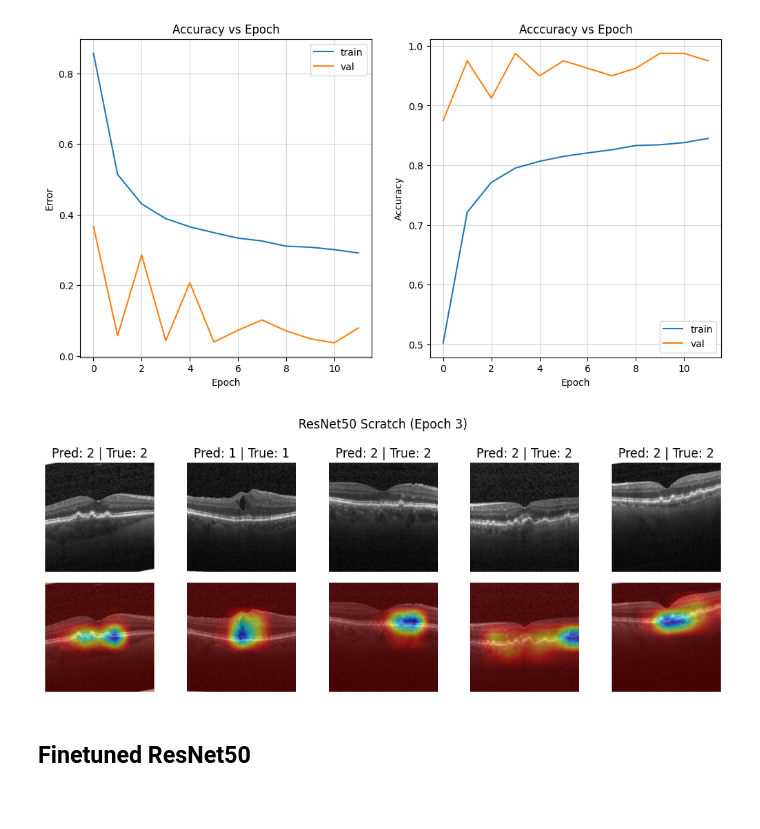
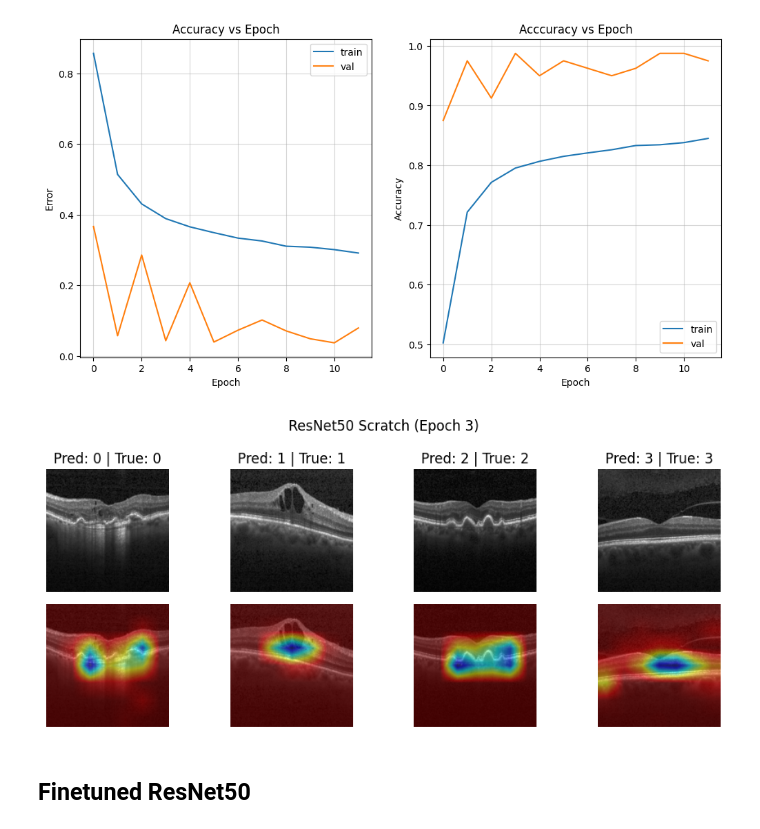
Before and after one commit to A5H-git/oct-gradcam-vision, a Jupyter notebook: docs/vision.ipynb, the cells around one changed output. Drawn from its saved outputs; the diff is of its cells as text; code cells hidden in the pictures; blank space fills up the shorter version.

Commit message:
Reworked comparison images for better comparisons

```diff
--- a/docs/vision.ipynb
+++ b/docs/vision.ipynb
@@ -75,8 +75,24 @@ from preprocessing import *
 # Data Loading
 Created the dataloaders and patchify functions required for ViT.
 # %%
-dataloaders = get_data_loaders()
-test_dl = copy.deepcopy(dataloaders["test"]) # deep copy to not confound the actual loaders for later
+# dataloaders = get_data_loaders()
+transform = transforms.Compose(
+    [
+        transforms.Grayscale(num_output_channels=3),
+        transforms.Resize(256),
+        transforms.CenterCrop(224),
+        transforms.ToTensor(),
+        transforms.Normalize(RESNET_NORM_MEAN, RESNET_NORM_STD),
+    ]
+)
+
+compare_dataset = datasets.ImageFolder(os.path.join("data", "compare"), transform=transform)
+
+dataloader = torch.utils.data.DataLoader(
+        compare_dataset, batch_size=4, num_workers=4
+)
+
+test_dl = copy.deepcopy(dataloader) # deep copy to not confound the actual loaders for later
 # %%
 with torch.no_grad():
     for img, labels in test_dl:
@@ -145,7 +161,7 @@ I believe I adapted the procedure from the Grad-CAM repository correctly, but fu
 # %%
 def generate_cam_compare(img, labels, preds, model, target_layers, targets=None, reshape=None):
     batch_size = img.size(0)
-    vis_group_size = min(5, batch_size)
+    vis_group_size = min(4, batch_size)
     fig, axes = plt.subplots(2, vis_group_size, figsize=(10, 4))
     norm_imgs = []
 
@@ -214,24 +230,25 @@ fig, ax = plot_eval_curves(scratch_df)
 # %%
 model = ResNetClassifier.load_from_checkpoint(r"checkpoints\resnet-scratch\epoch=3-val_acc=0.99.ckpt", cfg=RESNET_SCRATCH_CONFIG)
 
 model.eval().to("cuda")
 
 with torch.no_grad():
-    for img, labels in dataloaders["test"]:
+    # for img, labels in dataloaders["test"]:
+    for img, labels in dataloader:
         img, labels = img.to("cuda"), labels.to("cuda")
         logits = model(img)
         preds = torch.argmax(logits, dim=1)
         break  # only take first batch
 
 target_layers = [model.backbone.layer4[-1]]
 fig, ax = generate_cam_compare(
     img, labels, preds, model, target_layers
 )
 
 fig.suptitle("ResNet50 Scratch (Epoch 3)")
 fig.tight_layout()
 # %% [output]
-[figure, old version]
+[figure, new version]
 # %% [markdown]
 ## Finetuned ResNet50
 # %%
```
Also changed, not shown: parts of 4 cells of this notebook, 8 other files.
